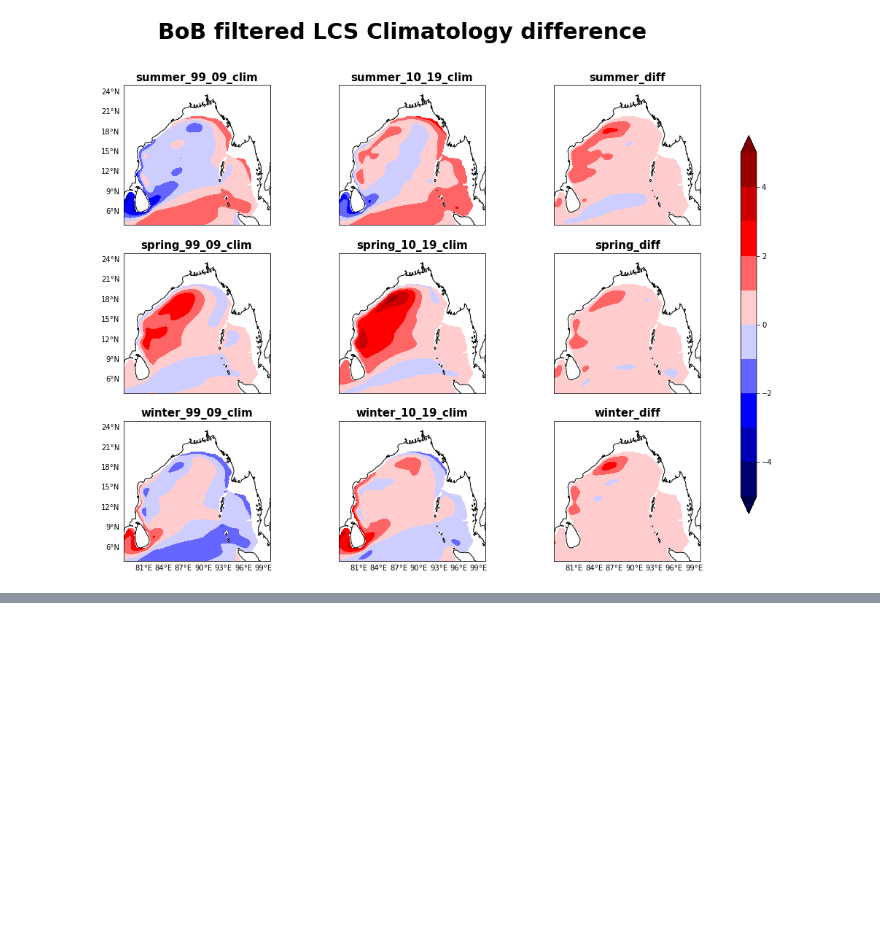
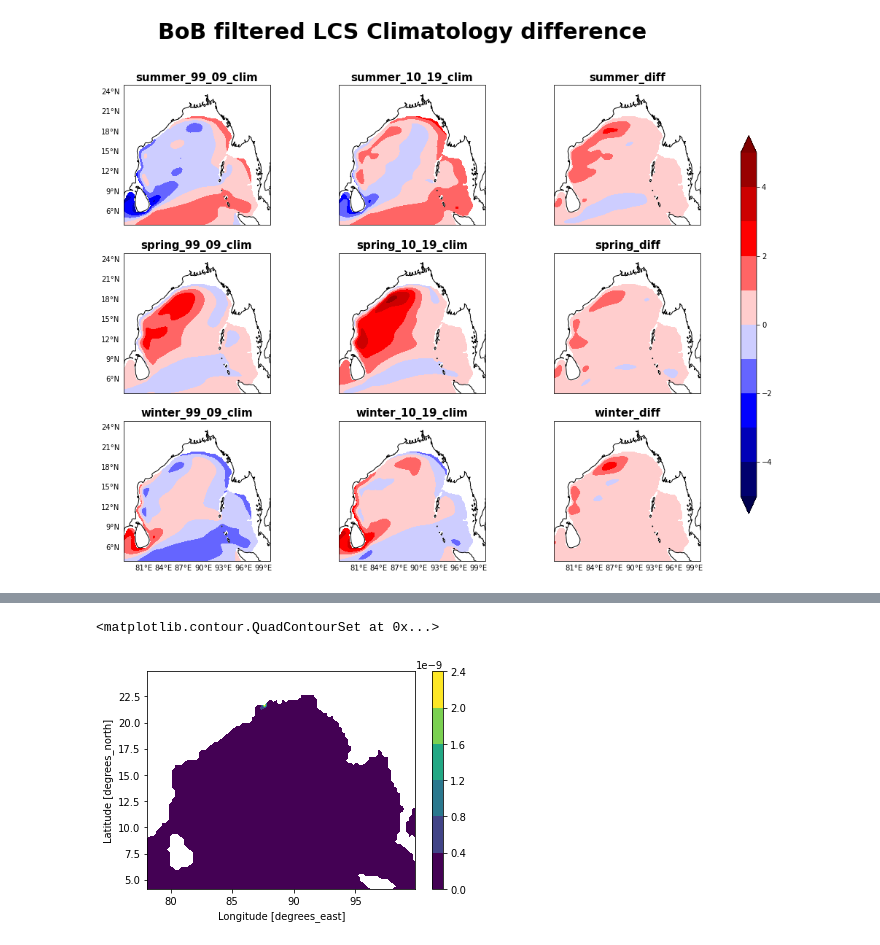
Before and after one commit to ghossh/BoB-Decadal-SLA, a Jupyter notebook: BoB_plots.ipynb, the cells around one changed output, grey strips where cells are left out. Drawn from its saved outputs; the diff is of its cells as text; code cells hidden in the pictures; blank space fills up the shorter version.

```diff
--- a/BoB_plots.ipynb
+++ b/BoB_plots.ipynb
@@ -531,0 +565,6 @@ im1.save(r'figs.pdf', save_all=True, append_images=image_list)
+# %%
+
+p_val.plot.contourf(level=[1,2])
+# %% [output]
+<matplotlib.contour.QuadContourSet at 0x...>
+[figure, added]
```
Also changed, not shown: parts of 17 cells of this notebook, 4 other files.
